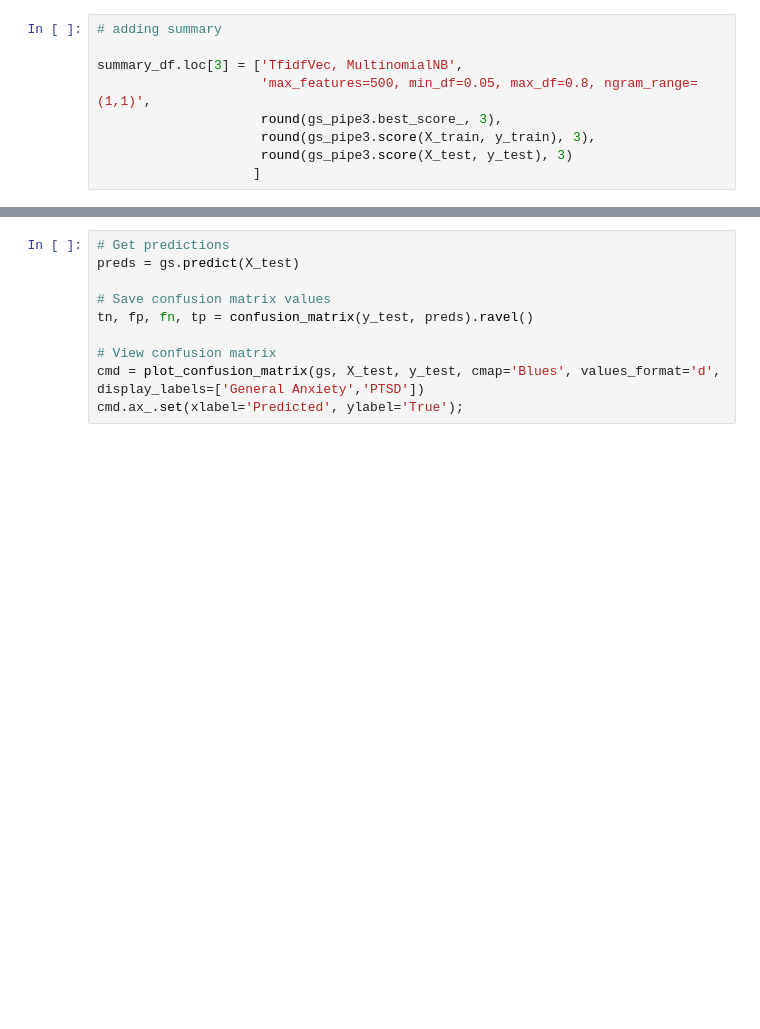
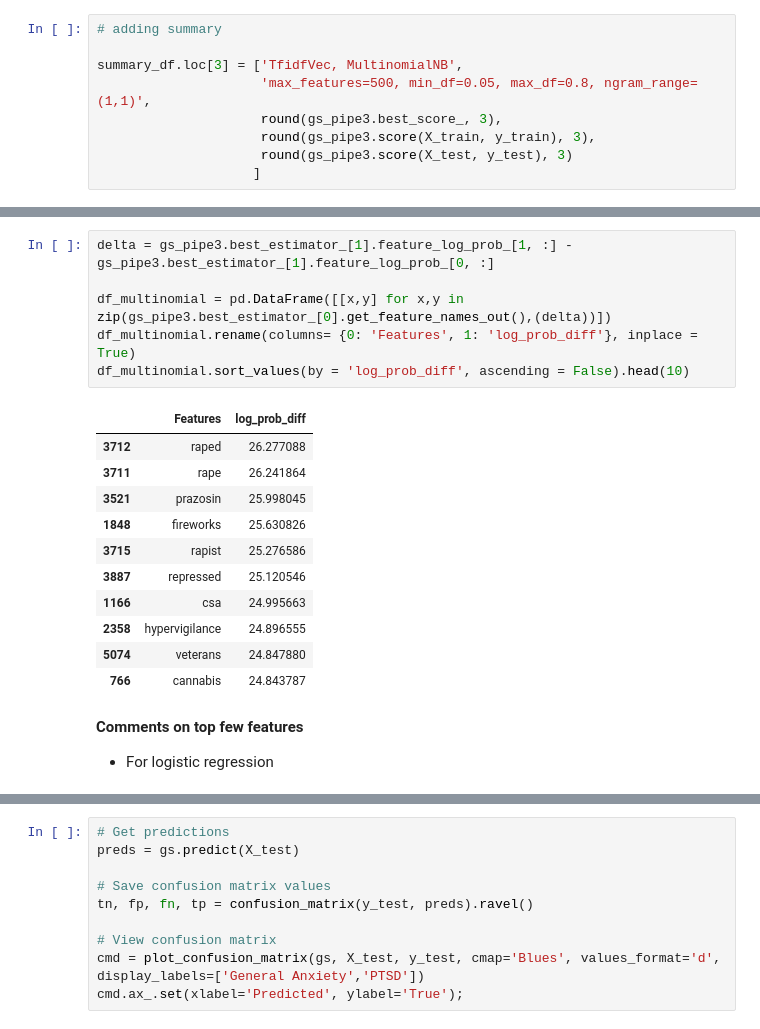
Before and after one commit to msamhz/GA-Lessons, a Jupyter notebook: project_3/Codes/MultinomialNB_Model.ipynb, the cells around one changed output, grey strips where cells are left out. Saved outputs shown, nothing was run; the diff lists cells and outputs as text; blank space fills up the shorter version.

```diff
--- a/project_3/Codes/MultinomialNB_Model.ipynb
+++ b/project_3/Codes/MultinomialNB_Model.ipynb
@@ -787,0 +818,22 @@ Testing corpus accuracy = 0.853
+# %%
+delta = gs_pipe3.best_estimator_[1].feature_log_prob_[1, :] - gs_pipe3.best_estimator_[1].feature_log_prob_[0, :]
+
+df_multinomial = pd.DataFrame([[x,y] for x,y in zip(gs_pipe3.best_estimator_[0].get_feature_names_out(),(delta))])
+df_multinomial.rename(columns= {0: 'Features', 1: 'log_prob_diff'}, inplace = True)
+df_multinomial.sort_values(by = 'log_prob_diff', ascending = False).head(10)
+# %% [output]
+|  | Features | log_prob_diff |
+| 3712 | raped | 26.277088 |
+| 3711 | rape | 26.241864 |
+| 3521 | prazosin | 25.998045 |
+| 1848 | fireworks | 25.630826 |
+| 3715 | rapist | 25.276586 |
+| 3887 | repressed | 25.120546 |
+| 1166 | csa | 24.995663 |
+| 2358 | hypervigilance | 24.896555 |
+| 5074 | veterans | 24.847880 |
+| 766 | cannabis | 24.843787 |
+# %% [markdown]
+**Comments on top few features**
+
+- For logistic regression
```
Also changed, not shown: parts of 40 cells of this notebook, 2 other files.
